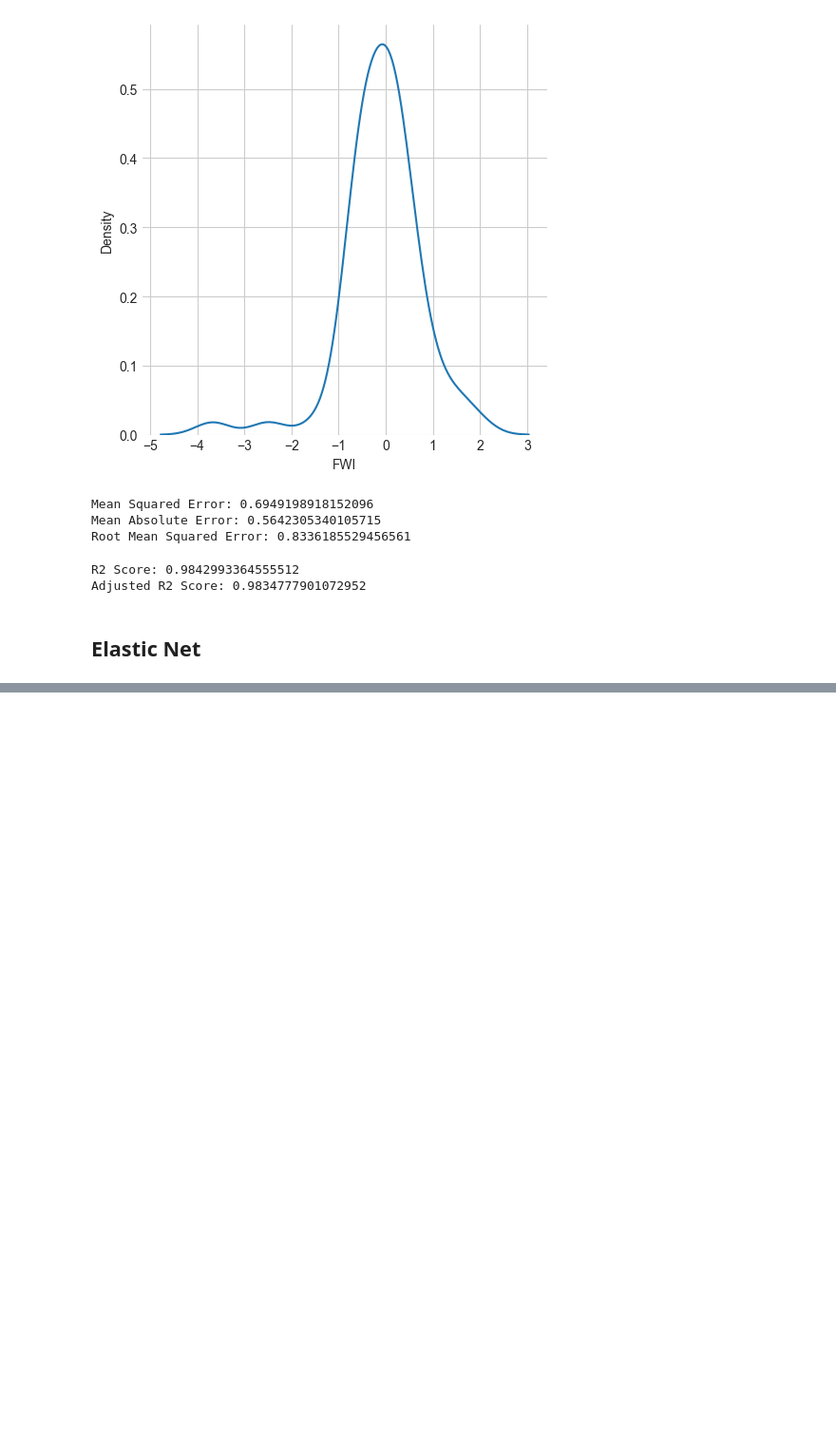
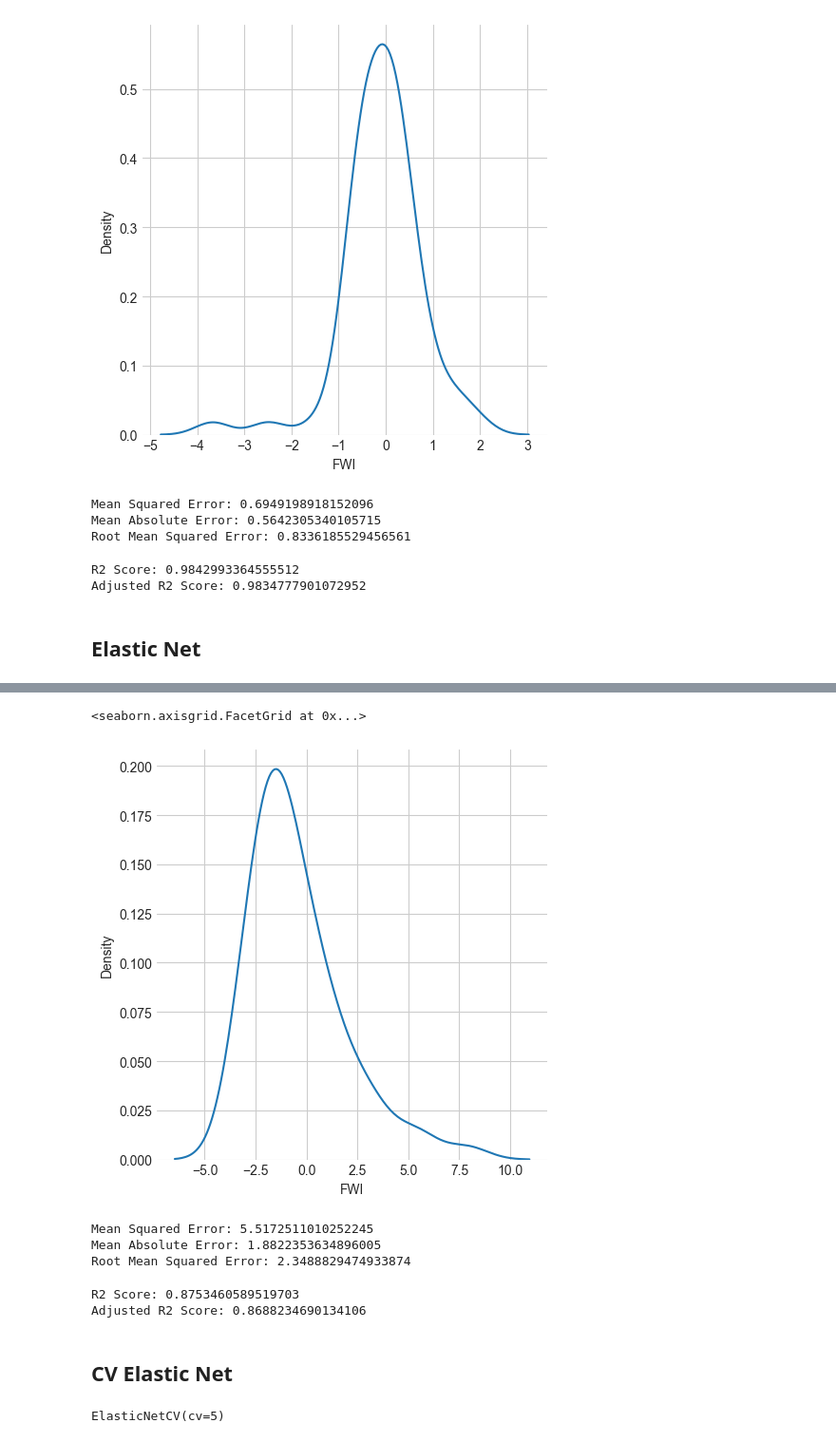
Before and after one commit to itssahilwhat/AI-Fundamentals, a Jupyter notebook: Linear Regression/Ridge & Lasso Regression.ipynb, the cells around one changed output, grey strips where cells are left out. Shown at 95% size. Cells and saved outputs as stored; diff of their text form; code cells hidden in the pictures; blank space fills up the shorter version.

```diff
--- a/Linear Regression/Ridge & Lasso Regression.ipynb
+++ b/Linear Regression/Ridge & Lasso Regression.ipynb
@@ -592,0 +598,3 @@ plt.scatter(y_test,y_pred)
+# %%
+residuals=y_test-y_pred
+print(residuals)
@@ -592,0 +614,32 @@ plt.scatter(y_test,y_pred)
+# %%
+sns.displot(residuals,kind='kde')
+# %% [output]
+<seaborn.axisgrid.FacetGrid at 0x...>
+[figure, added]
+# %%
+print("Mean Squared Error:", mean_squared_error(y_test, y_pred))
+print("Mean Absolute Error:", mean_absolute_error(y_test, y_pred))
+print("Root Mean Squared Error:", np.sqrt(mean_squared_error(y_test, y_pred)))
+# %% [output]
+Mean Squared Error: 5.5172511010252245
+Mean Absolute Error: 1.8822353634896005
+Root Mean Squared Error: 2.3488829474933874
+# %%
+r2 = r2_score(y_test, y_pred)
+
+n = len(y_train)
+p = X_train.shape[1]
+adjusted_r2 = 1 - (1 - r2) * ((n - 1) / (n - p - 1))
+
+print("R2 Score:", r2)
+print("Adjusted R2 Score:", adjusted_r2)
+# %% [output]
+R2 Score: 0.8753460589519703
+Adjusted R2 Score: 0.8688234690134106
+# %% [markdown]
+## CV Elastic Net
+# %%
+elasticcv=ElasticNetCV(cv=5)
+elasticcv.fit(X_train_scaled,y_train)
+# %% [output]
+ElasticNetCV(cv=5)
```
Also changed, not shown: parts of 10 cells of this notebook.
